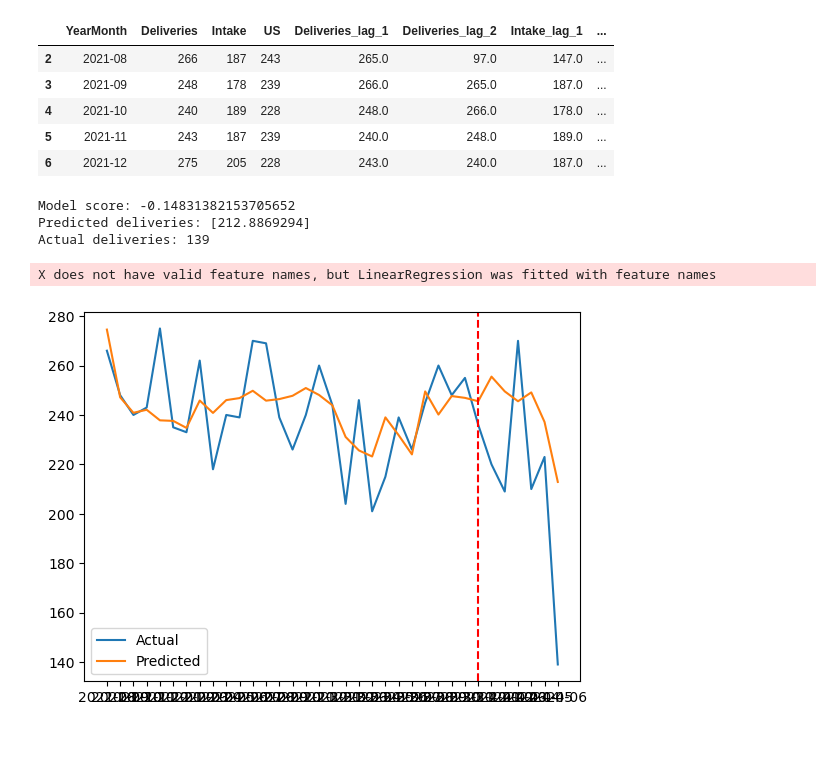
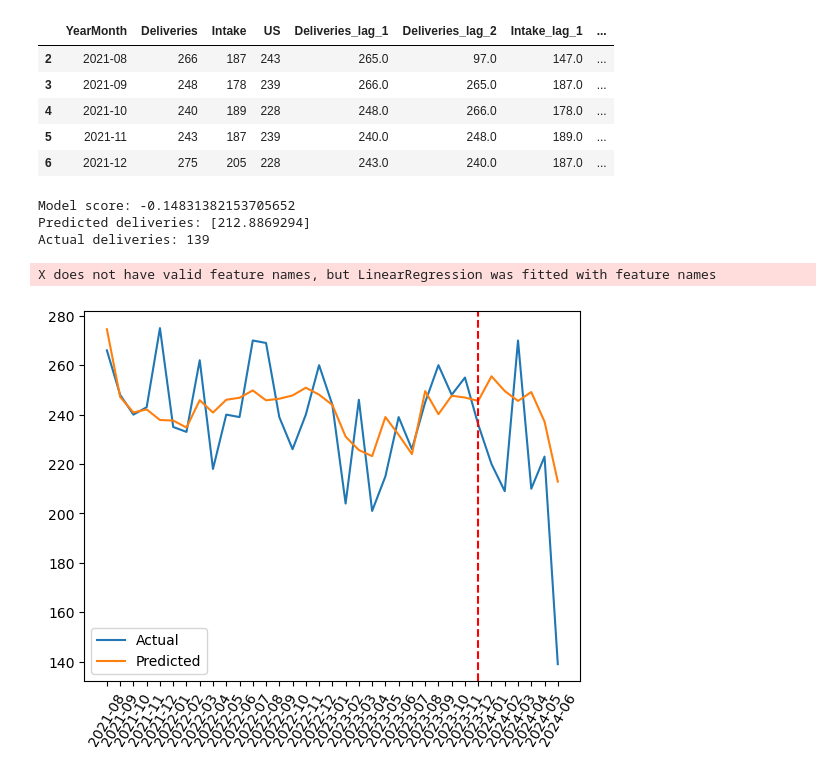
Before and after one commit to menonpg/CMU_PGSS_2024, a Jupyter notebook: L7-7192024/VisualizeTimeSeries.ipynb, the cells around one changed output. Saved outputs shown, nothing was run; the diff lists cells and outputs as text; code cells hidden in the pictures; blank space fills up the shorter version.

Commit message:
update plots

```diff
--- a/L7-7192024/VisualizeTimeSeries.ipynb
+++ b/L7-7192024/VisualizeTimeSeries.ipynb
@@ -109,31 +109,33 @@ y_train, y_test = y.iloc[:split], y.iloc[split:]
 
 from sklearn.linear_model import LinearRegression
 
 model = LinearRegression()
 model.fit(X_train, y_train)
 
 print('Model score:', model.score(X_test, y_test))
 
 # Predict the Deliveries for the last row in the data
 print('Predicted deliveries:', model.predict([X.iloc[-1]]))
 print('Actual deliveries:', y.iloc[-1])
 
 # Plot the actual deliveries against the predicted deliveries
 import matplotlib.pyplot as plt
 
 # plt.plot(y, label='Actual')
 # plt.plot(model.predict(X), label='Predicted')
 # update the plot command to include the time axis
 plt.plot(df_lagged['YearMonth'], y, label='Actual')
+# rotate the labels on the x-axis to make them more readable
+plt.xticks(rotation=60)
 plt.plot(df_lagged['YearMonth'], model.predict(X), label='Predicted')
 
 # add a vertical line to demarcate the training and test data
 plt.axvline(x=split, color='r', linestyle='--')
 plt.legend()
 plt.show()
 # %% [output]
 Model score: -0.14831382153705652
 Predicted deliveries: [212.8869294]
 Actual deliveries: 139
 X does not have valid feature names, but LinearRegression was fitted with feature names
-[figure, old version]
+[figure, new version]
```
